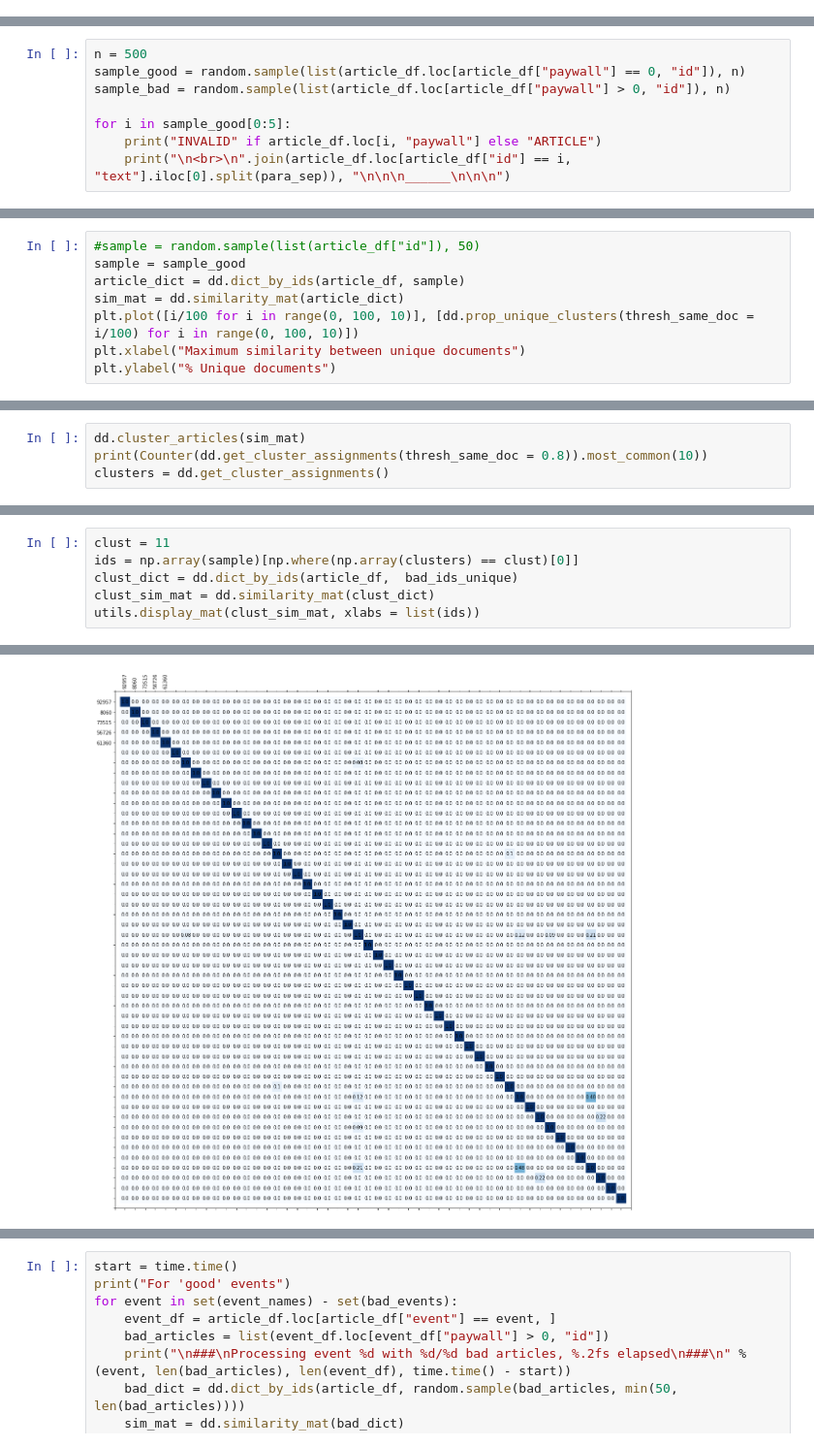
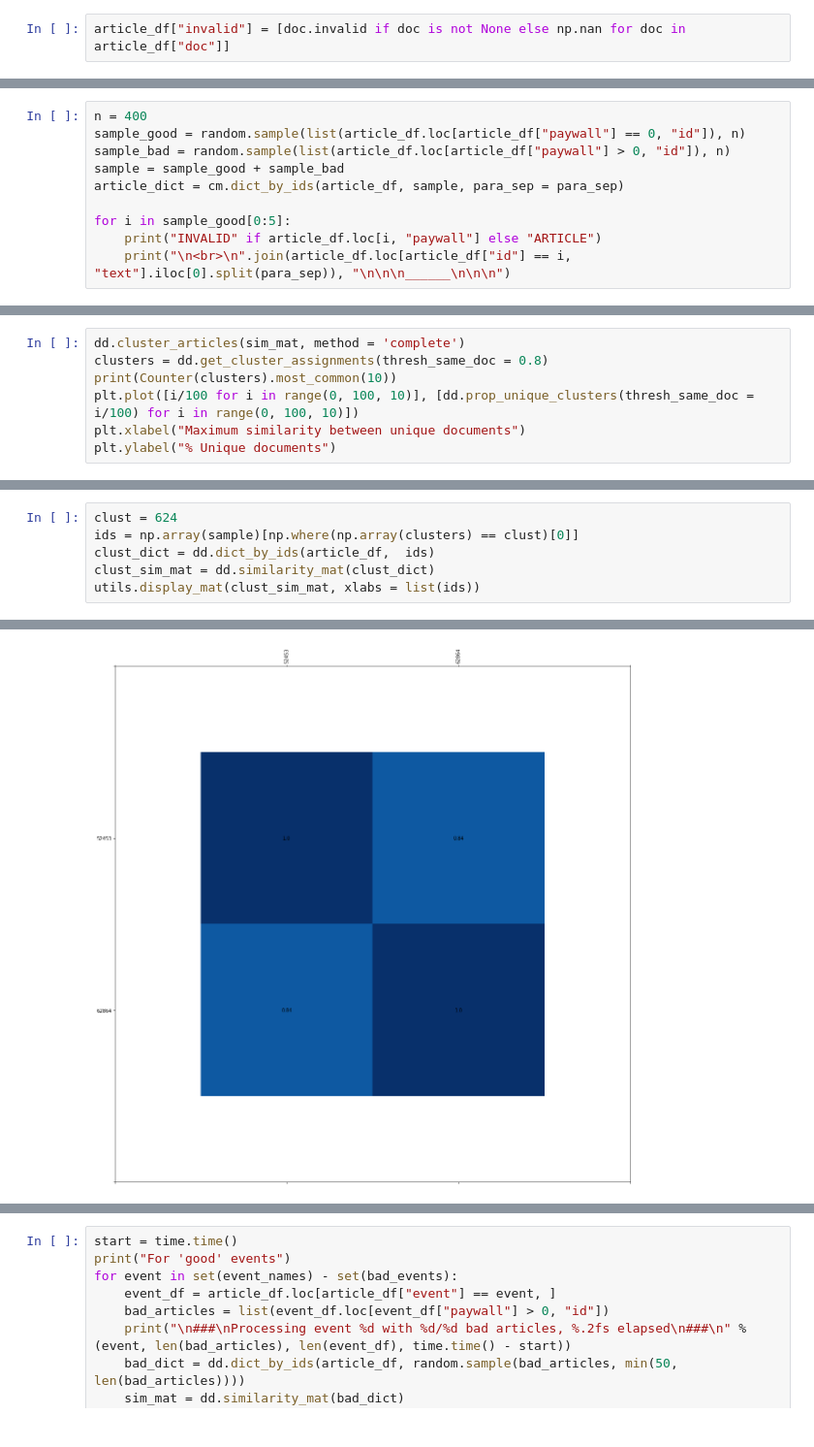
Before and after one commit to asprout/ArticleComparisons, a Jupyter notebook: ArticleFiltering_0601.ipynb, the cells around one changed output, grey strips where cells are left out. Shown at 97% size. Drawn from its saved outputs; the diff is of its cells as text.

Commit message:
wip, article filtering for bad scrapes

```diff
--- a/ArticleFiltering_0601.ipynb
+++ b/ArticleFiltering_0601.ipynb
@@ -41,0 +196,2 @@ dict_keys(['singletons', 'incompleteFingerprints', 'algoGroups', 'events', 'word
+# %%
+article_df["invalid"] = [doc.invalid if doc is not None else np.nan for doc in article_df["doc"]]
@@ -42,7 +428,9 @@ dict_keys(['singletons', 'incompleteFingerprints', 'algoGroups', 'events', 'word
 # %%
-n = 500
+n = 400
 sample_good = random.sample(list(article_df.loc[article_df["paywall"] == 0, "id"]), n)
 sample_bad = random.sample(list(article_df.loc[article_df["paywall"] > 0, "id"]), n)
+sample = sample_good + sample_bad
+article_dict = cm.dict_by_ids(article_df, sample, para_sep = para_sep)
 
 for i in sample_good[0:5]:
     print("INVALID" if article_df.loc[i, "paywall"] else "ARTICLE")
@@ -137,8 +501,7 @@ Eugene, Ore. – Saturday, June 1, 2019
 # %%
-#sample = random.sample(list(article_df["id"]), 50)
-sample = sample_good
-article_dict = dd.dict_by_ids(article_df, sample)
-sim_mat = dd.similarity_mat(article_dict)
+dd.cluster_articles(sim_mat, method = 'complete')
+clusters = dd.get_cluster_assignments(thresh_same_doc = 0.8)
+print(Counter(clusters).most_common(10))
 plt.plot([i/100 for i in range(0, 100, 10)], [dd.prop_unique_clusters(thresh_same_doc = i/100) for i in range(0, 100, 10)])
 plt.xlabel("Maximum similarity between unique documents")
 plt.ylabel("% Unique documents")
@@ -182,4 +534,0 @@ array([0.87208556, 0.88372193, 0.83293651, 0.89885496, 0.84375   ,
-# %%
-dd.cluster_articles(sim_mat)
-print(Counter(dd.get_cluster_assignments(thresh_same_doc = 0.8)).most_common(10))
-clusters = dd.get_cluster_assignments()
@@ -256,7 +650,7 @@ article_df.loc[article_df["id"] %in% ]
 # %%
-clust = 11
+clust = 624
 ids = np.array(sample)[np.where(np.array(clusters) == clust)[0]]
-clust_dict = dd.dict_by_ids(article_df,  bad_ids_unique)
+clust_dict = dd.dict_by_ids(article_df,  ids)
 clust_sim_mat = dd.similarity_mat(clust_dict)
 utils.display_mat(clust_sim_mat, xlabs = list(ids))
 # %% [output]
@@ -267,2 +658,2 @@ utils.display_mat(clust_sim_mat, xlabs = list(ids))
-[figure, old version]
+[figure, new version]
 # %%
```
Also changed, not shown: parts of 70 cells of this notebook, 7 other files.
